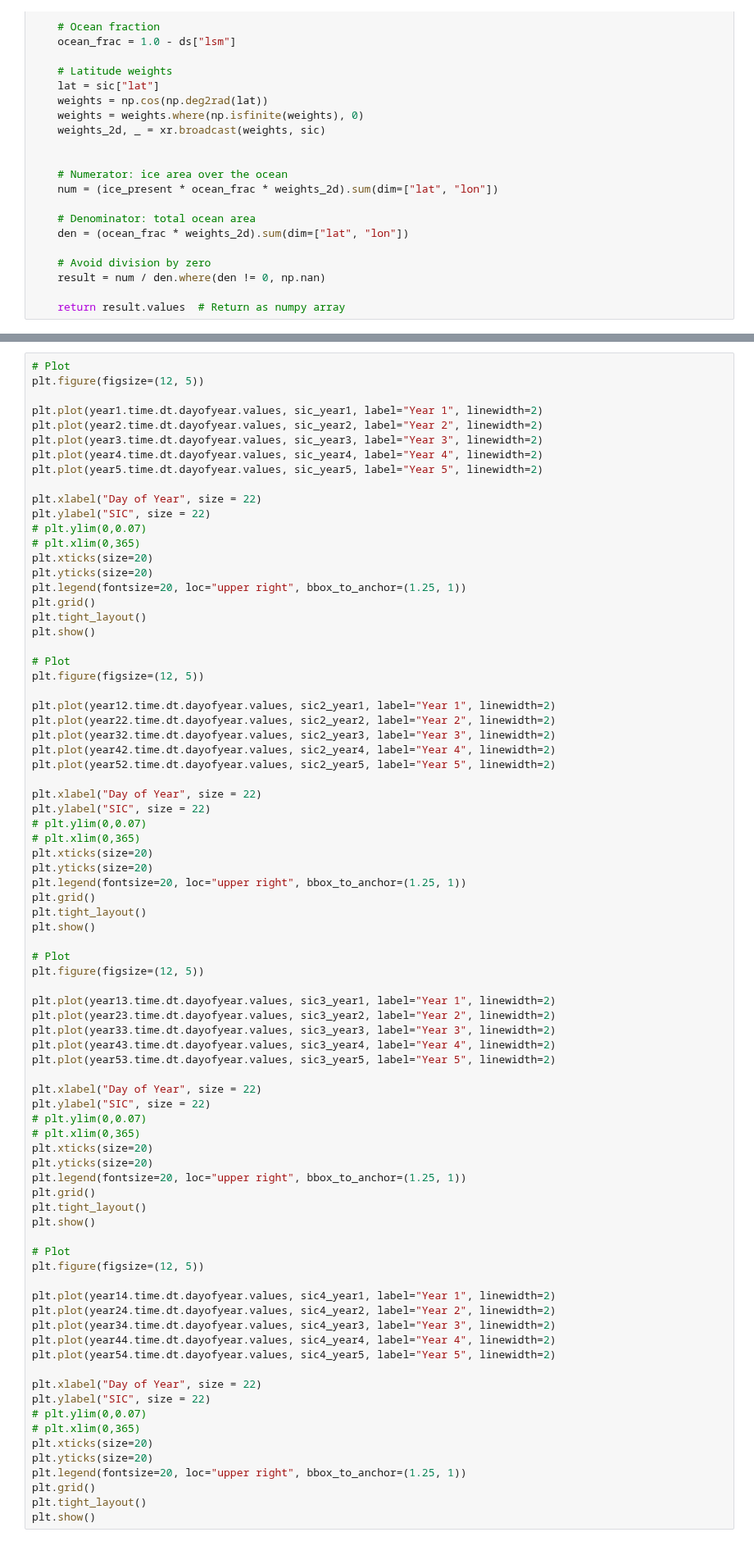
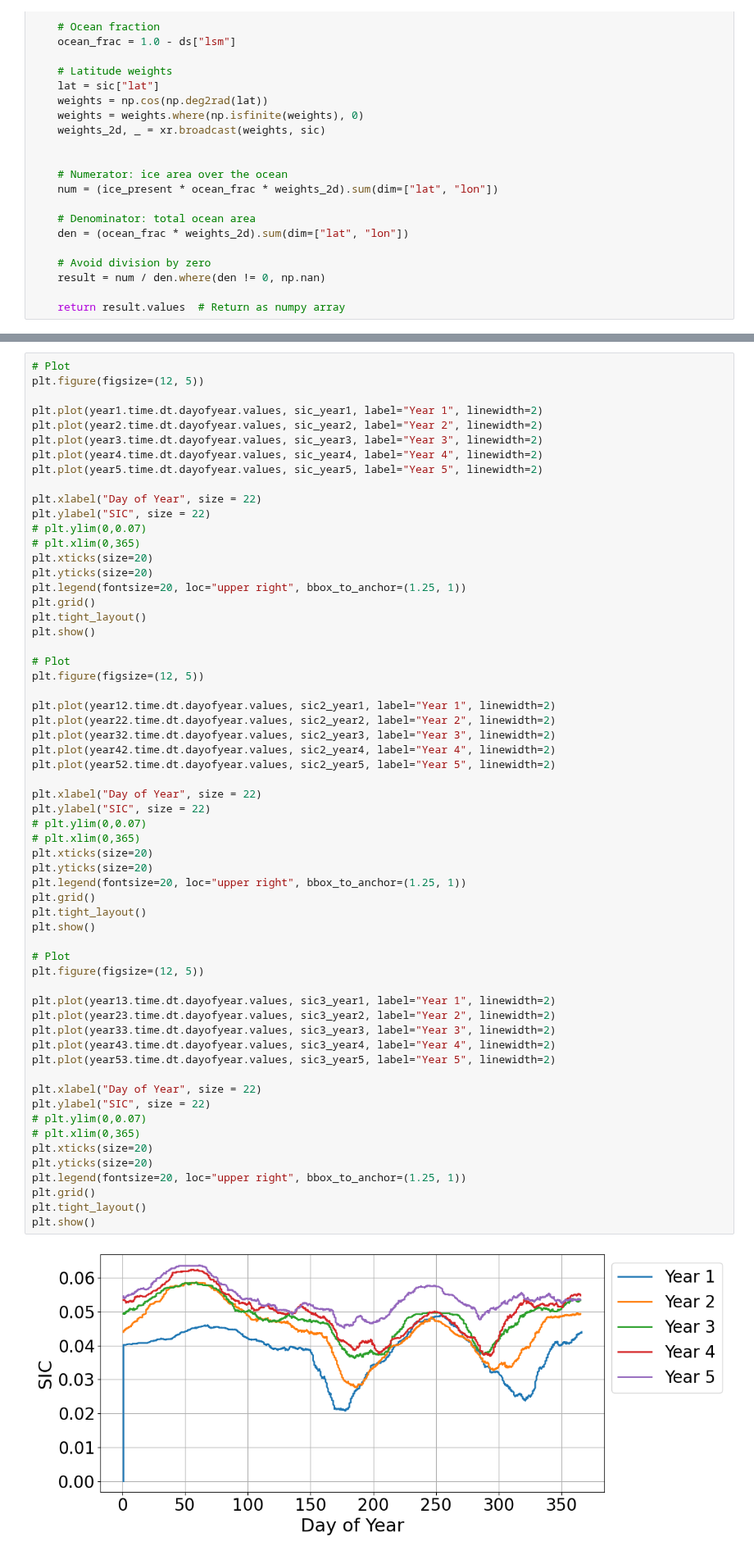
Before and after one commit to hannahw0od/habitability, a Jupyter notebook: doomsday/stability_planets.ipynb, the cells around one changed output, grey strips where cells are left out. Shown at 82% size. Saved outputs shown, nothing was run; the diff lists cells and outputs as text.

```diff
--- a/doomsday/stability_planets.ipynb
+++ b/doomsday/stability_planets.ipynb
@@ -255,50 +241,32 @@ plt.plot(year52.time.dt.dayofyear.values, sic2_year5, label="Year 5", linewidth=
 plt.xlabel("Day of Year", size = 22)
 plt.ylabel("SIC", size = 22)
 # plt.ylim(0,0.07)
 # plt.xlim(0,365)
 plt.xticks(size=20)
 plt.yticks(size=20)
 plt.legend(fontsize=20, loc="upper right", bbox_to_anchor=(1.25, 1))
 plt.grid()
 plt.tight_layout()
 plt.show()
 
 # Plot
 plt.figure(figsize=(12, 5))
 
 plt.plot(year13.time.dt.dayofyear.values, sic3_year1, label="Year 1", linewidth=2)
 plt.plot(year23.time.dt.dayofyear.values, sic3_year2, label="Year 2", linewidth=2)
 plt.plot(year33.time.dt.dayofyear.values, sic3_year3, label="Year 3", linewidth=2)
 plt.plot(year43.time.dt.dayofyear.values, sic3_year4, label="Year 4", linewidth=2)
 plt.plot(year53.time.dt.dayofyear.values, sic3_year5, label="Year 5", linewidth=2)
 
 plt.xlabel("Day of Year", size = 22)
 plt.ylabel("SIC", size = 22)
 # plt.ylim(0,0.07)
 # plt.xlim(0,365)
 plt.xticks(size=20)
 plt.yticks(size=20)
 plt.legend(fontsize=20, loc="upper right", bbox_to_anchor=(1.25, 1))
 plt.grid()
 plt.tight_layout()
 plt.show()
-
-# Plot
-plt.figure(figsize=(12, 5))
-
-plt.plot(year14.time.dt.dayofyear.values, sic4_year1, label="Year 1", linewidth=2)
-plt.plot(year24.time.dt.dayofyear.values, sic4_year2, label="Year 2", linewidth=2)
-plt.plot(year34.time.dt.dayofyear.values, sic4_year3, label="Year 3", linewidth=2)
-plt.plot(year44.time.dt.dayofyear.values, sic4_year4, label="Year 4", linewidth=2)
-plt.plot(year54.time.dt.dayofyear.values, sic4_year5, label="Year 5", linewidth=2)
-
-plt.xlabel("Day of Year", size = 22)
-plt.ylabel("SIC", size = 22)
-# plt.ylim(0,0.07)
-# plt.xlim(0,365)
-plt.xticks(size=20)
-plt.yticks(size=20)
-plt.legend(fontsize=20, loc="upper right", bbox_to_anchor=(1.25, 1))
-plt.grid()
-plt.tight_layout()
-plt.show()
+# %% [output]
+[figure, added]
```
Also changed, not shown: parts of 18 cells of this notebook, 26 other files.
